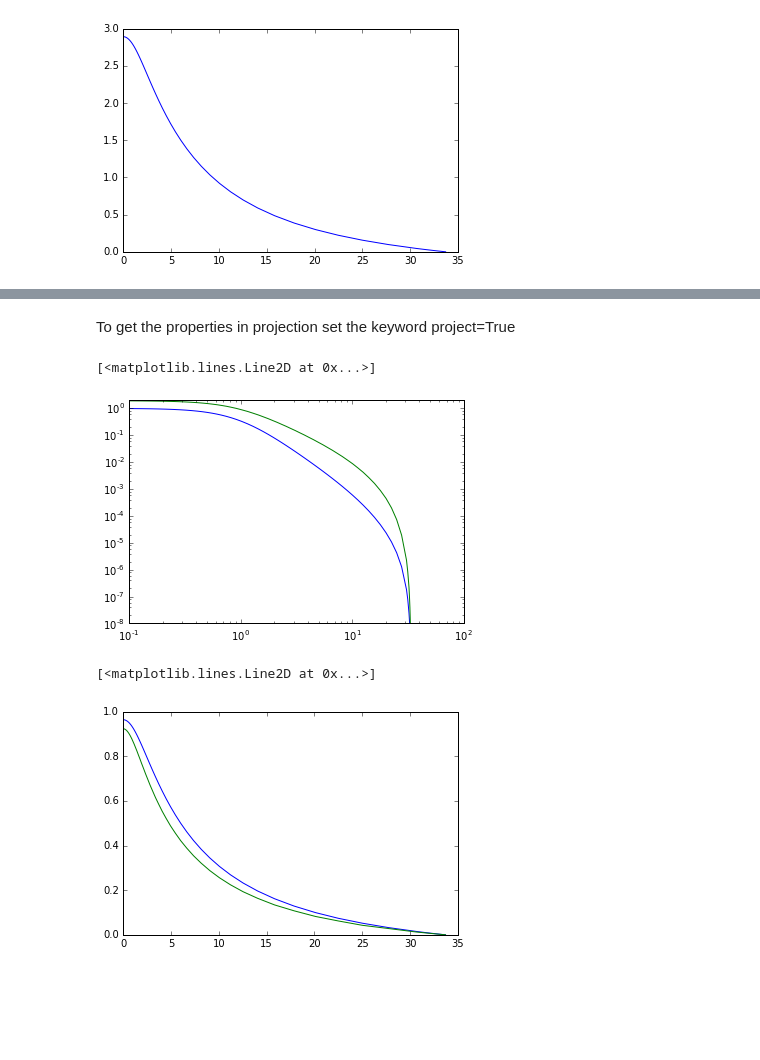
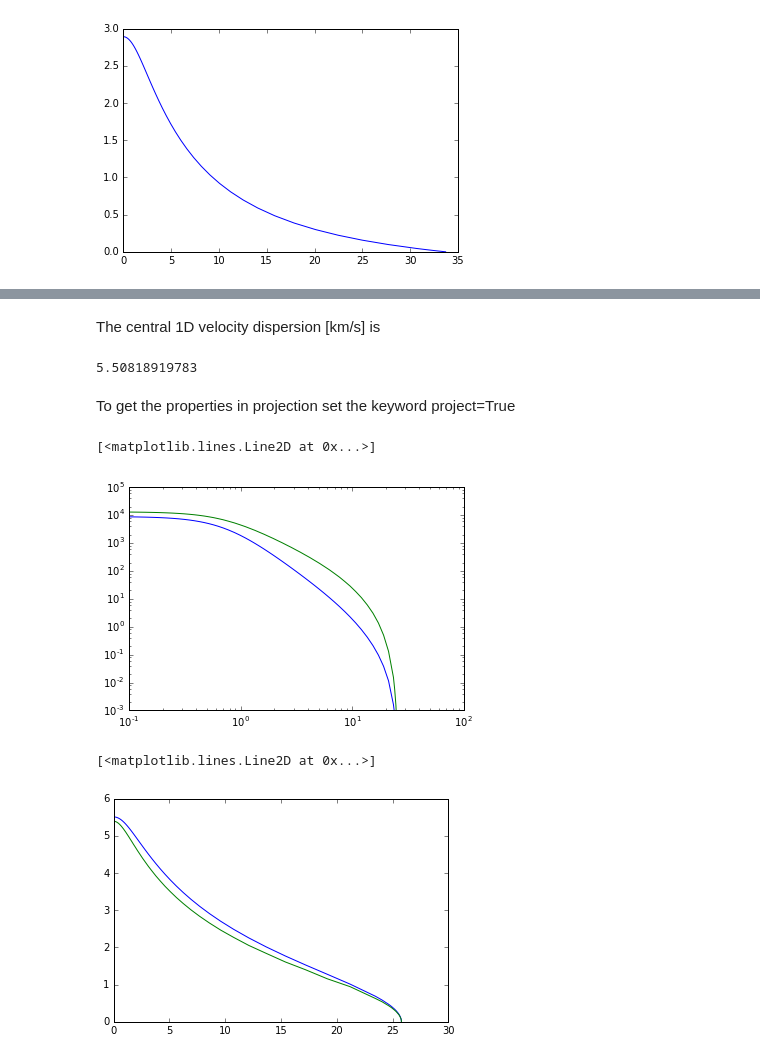
Before and after one commit to mgieles/limepy, a Jupyter notebook: notebooks/00_kingmodel.ipynb, the cells around one changed output, grey strips where cells are left out. Drawn from its saved outputs; the diff is of its cells as text; code cells hidden in the pictures; blank space fills up the shorter version.

```diff
--- a/notebooks/00_kingmodel.ipynb
+++ b/notebooks/00_kingmodel.ipynb
@@ -43,18 +57,24 @@ plt.plot(k.r, k.v2)
+# %% [markdown]
+The central 1D velocity dispersion [km/s] is
+# %%
+print numpy.sqrt(k.v2[0]/3)
+# %% [output]
+5.50818919783
 # %% [markdown]
 To get the properties in projection set the keyword project=True
 # %%
-k = limepy(W0, g, project=True)
+k = limepy(W0, g, project=True, M=1e5, rh=3)
 # %%
 plt.loglog()
-plt.axis([1e-1, 1e2, 1e-8,2])
+plt.axis([1e-1, 1e2, 1e-3,1e5])
 plt.plot(k.r, k.rho)
 plt.plot(k.r, k.Sigma)
 # %% [output]
 [<matplotlib.lines.Line2D at 0x...>]
-[figure, old version]
+[figure, new version]
 # %%
-plt.plot(k.r, k.v2/3)
-plt.plot(k.r, k.v2p)
+plt.plot(k.r, numpy.sqrt(k.v2/3))
+plt.plot(k.r, numpy.sqrt(k.v2p))
 # %% [output]
 [<matplotlib.lines.Line2D at 0x...>]
-[figure, old version]
+[figure, new version]
```
Also changed, not shown: parts of 4 cells of this notebook, 1 other file.
